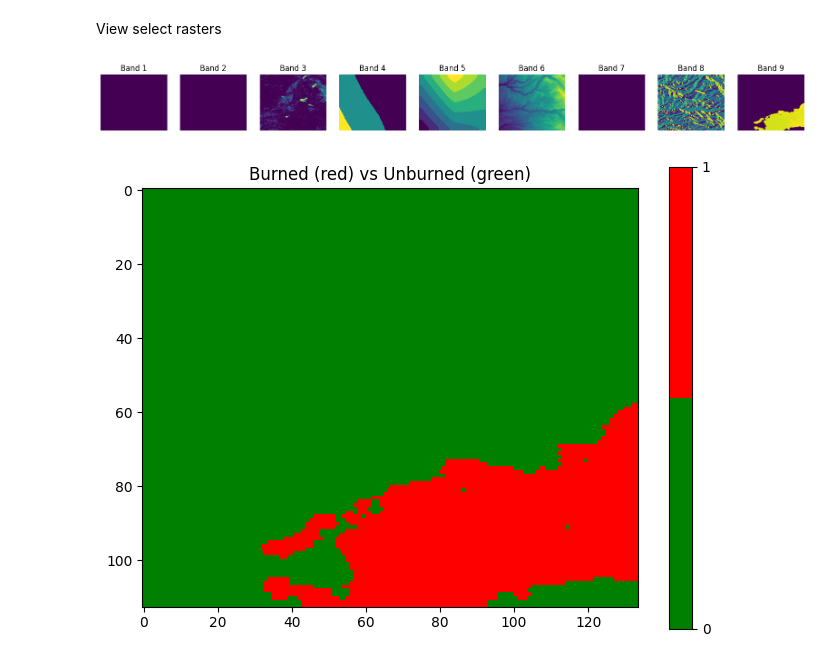
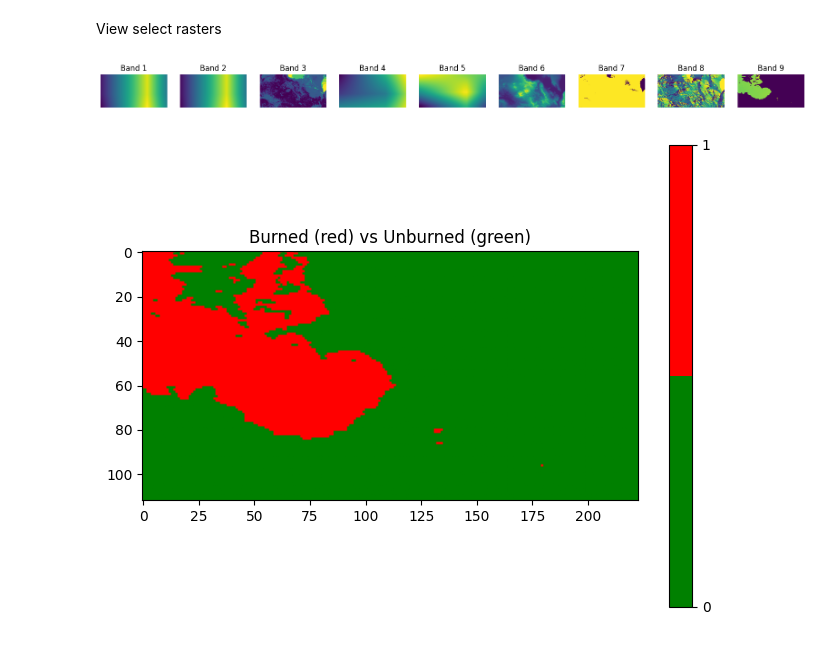
Before and after one commit to johnwaugh1/CS5245-Final-Project, a Jupyter notebook: notebooks/02_data_preprocessing.ipynb, the cells around one changed output. Cells and saved outputs as stored; diff of their text form; code cells hidden in the pictures.

```diff
--- a/notebooks/02_data_preprocessing.ipynb
+++ b/notebooks/02_data_preprocessing.ipynb
@@ -122,12 +122,28 @@ for fire in fires:
     label_path = os.path.join(fire_processed_path, f"labels.tif")
 
     # Save features
-    with rasterio.open(
-        feature_path,
-        "w",
-        **base_profile
-    ) as dst:
+    feature_names = [
+        "ndvi",
+        "nbr",
+        "esa_landcover",
+        "era5_mean_temp",
+        "chirps_precip",
+        "srtm_dem",
+        "slope",
+        "aspect",
+        "burned_arr"
+    ]
+
+    base_profile = burned_profile.copy()
+    base_profile.update(
+        count=len(feature_names),
+        dtype=feature_stack.dtype,
+        nodata=None
+    )
+
+    with rasterio.open(feature_path, "w", **base_profile) as dst:
         dst.write(feature_stack)
+        dst.update_tags(feature_names=",".join(feature_names))
 
     # Save labels
     label_profile = burned_profile.copy()
@@ -161,28 +177,28 @@ Saved processed data for fire: thomas_fire
 # %% [markdown]
 View select rasters
 # %%
-feature_tif_path = "../data/processed/caldor_fire/features.tif"
+feature_tif_path = "../data/processed/bootleg_fire/features.tif"
 
 fig, axes = plt.subplots(1, 9, figsize=(20, 4))
 
 with rasterio.open(feature_tif_path) as src:
     for i in range(9):
         band = src.read(i+1)
         axes[i].imshow(band, cmap="viridis")
         axes[i].set_title(f"Band {i+1}")
         axes[i].axis("off")
 
 plt.show()
 
-label_tif_path = "../data/processed/caldor_fire/labels.tif"
+label_tif_path = "../data/processed/bootleg_fire/labels.tif"
 with rasterio.open(label_tif_path) as src:
     labels = src.read(1)
 
 plt.figure(figsize=(8,6))
 plt.imshow(labels, cmap=ListedColormap(["green", "red"]), vmin=0, vmax=1)
 plt.colorbar(ticks=[0,1])
 plt.title("Burned (red) vs Unburned (green)")
 plt.show()
 # %% [output]
-[figure, old version]
+[figure, new version]
-[figure, old version]
+[figure, new version]
```
Also changed, not shown: 9 other files.
